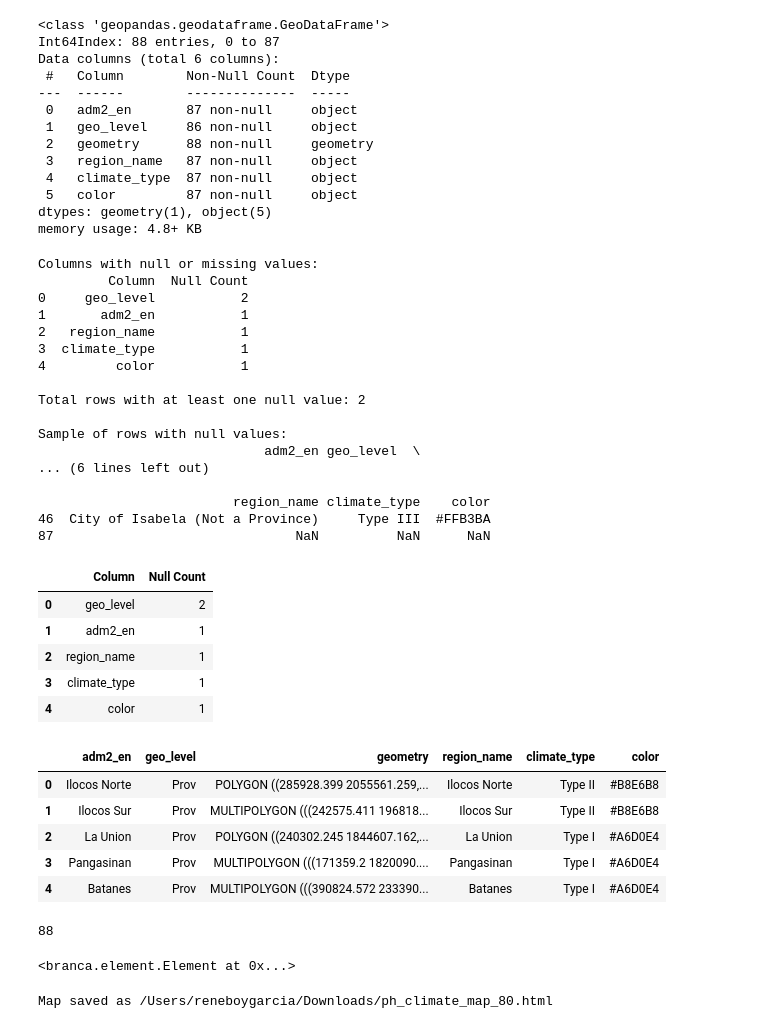
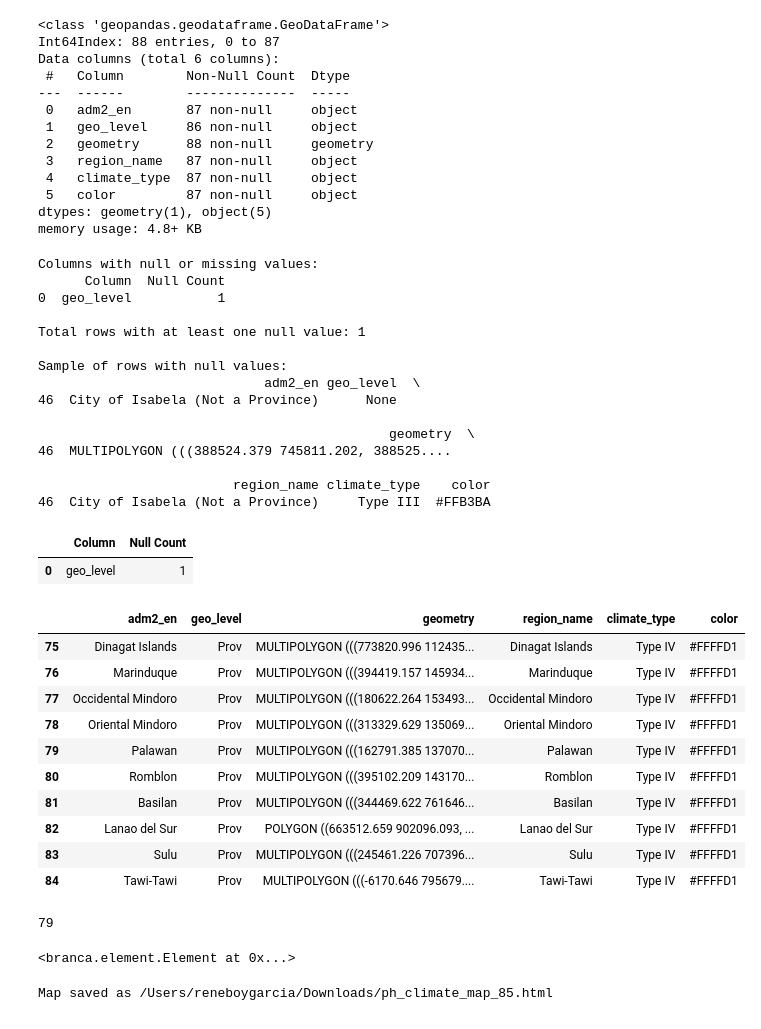
Before and after one commit to reneboygarcia/ph_climate_type, a Jupyter notebook: ph_climate.ipynb, the cells around one changed output. Drawn from its saved outputs; the diff is of its cells as text; code cells hidden in the pictures.

```diff
--- a/ph_climate.ipynb
+++ b/ph_climate.ipynb
@@ -39,9 +39,9 @@ Data columns (total 9 columns):
 dtypes: float64(1), geometry(1), int64(5), object(2)
 memory usage: 6.3+ KB
 # %%
-# 2. Select only ADM2_EN and geometry columns
+# 2. Select only ADM2_EN and geometry columns and remove NaN or None values on adm2_en
 ph_shapefile = ph_shapefile[["adm2_en", "geo_level", "geometry"]]
-# ph_shapefile.drop_duplicates(subset=["ADM2_EN"], inplace=True)
-ph_shapefile.head()
+ph_shapefile = ph_shapefile.dropna(subset=["adm2_en"])
+ph_shapefile.tail(10)
 # %% [output]
 |  | adm2_en | geo_level | geometry |
@@ -68,9 +73,8 @@ ph_shapefile.head()
 climate_type_df = pd.read_csv("climate_type_region.csv")
 climate_type_df = climate_type_df[["region_name", "climate_type"]]
 # Drop the whole row if there are missing values in any column
-climate_type_df = climate_type_df.dropna(subset=["region_name", "climate_type"], how='all')
-# Drop the whole row if there are 'None' values in any column
-climate_type_df = climate_type_df.replace('None', pd.NA).dropna()
-climate_type_df.head()
+# climate_type_df = climate_type_df.dropna(subset=["region_name", "climate_type"], how='all')
+climate_type_df = climate_type_df.dropna(subset=["region_name"])
+climate_type_df.tail(10)
 # %% [output]
 |  | region_name | climate_type |
@@ -174,46 +188,45 @@ if total_null_rows > 0:
 null_counts
 # %% [output]
 Columns with null or missing values:
-         Column  Null Count
-0     geo_level           2
-1       adm2_en           1
-2   region_name           1
-3  climate_type           1
-4         color           1
+      Column  Null Count
+0  geo_level           1
 
-Total rows with at least one null value: 2
+Total rows with at least one null value: 1
 
 Sample of rows with null values:
                              adm2_en geo_level  \
-... (6 lines left out)
+46  City of Isabela (Not a Province)      None
+
+                                             geometry  \
+46  MULTIPOLYGON (((388524.379 745811.202, 388525....
 
                          region_name climate_type    color
 46  City of Isabela (Not a Province)     Type III  #FFB3BA
-87                               NaN          NaN      NaN
 |  | Column | Null Count |
-| 0 | geo_level | 2 |
-| 1 | adm2_en | 1 |
-| 2 | region_name | 1 |
-| 3 | climate_type | 1 |
-| 4 | color | 1 |
+| 0 | geo_level | 1 |
 # %%
 # Isolate the map
-list_of_provinces = merged_data["adm2_en"].unique().tolist()[:80]
+list_of_provinces = merged_data["adm2_en"].unique().tolist()[:85]
 
 
 selected_provinces = merged_data[merged_data["adm2_en"].isin(list_of_provinces)]
-selected_provinces.head()
+selected_provinces.tail(10)
 # %% [output]
 |  | adm2_en | geo_level | geometry | region_name | climate_type | color |
-| 0 | Ilocos Norte | Prov | POLYGON ((285928.399 2055561.259,... | Ilocos Norte | Type II | #B8E6B8 |
-| 1 | Ilocos Sur | Prov | MULTIPOLYGON (((242575.411 196818... | Ilocos Sur | Type II | #B8E6B8 |
-| 2 | La Union | Prov | POLYGON ((240302.245 1844607.162,... | La Union | Type I | #A6D0E4 |
-| 3 | Pangasinan | Prov | MULTIPOLYGON (((171359.2 1820090.... | Pangasinan | Type I | #A6D0E4 |
-| 4 | Batanes | Prov | MULTIPOLYGON (((390824.572 233390... | Batanes | Type I | #A6D0E4 |
+| 75 | Dinagat Islands | Prov | MULTIPOLYGON (((773820.996 112435... | Dinagat Islands | Type IV | #FFFFD1 |
+| 76 | Marinduque | Prov | MULTIPOLYGON (((394419.157 145934... | Marinduque | Type IV | #FFFFD1 |
+| 77 | Occidental Mindoro | Prov | MULTIPOLYGON (((180622.264 153493... | Occidental Mindoro | Type IV | #FFFFD1 |
+| 78 | Oriental Mindoro | Prov | MULTIPOLYGON (((313329.629 135069... | Oriental Mindoro | Type IV | #FFFFD1 |
+| 79 | Palawan | Prov | MULTIPOLYGON (((162791.385 137070... | Palawan | Type IV | #FFFFD1 |
+| 80 | Romblon | Prov | MULTIPOLYGON (((395102.209 143170... | Romblon | Type IV | #FFFFD1 |
+| 81 | Basilan | Prov | MULTIPOLYGON (((344469.622 761646... | Basilan | Type IV | #FFFFD1 |
+| 82 | Lanao del Sur | Prov | POLYGON ((663512.659 902096.093, ... | Lanao del Sur | Type IV | #FFFFD1 |
+| 83 | Sulu | Prov | MULTIPOLYGON (((245461.226 707396... | Sulu | Type IV | #FFFFD1 |
+| 84 | Tawi-Tawi | Prov | MULTIPOLYGON (((-6170.646 795679.... | Tawi-Tawi | Type IV | #FFFFD1 |
 # %%
 print(len(selected_provinces))
 # %% [output]
-88
+79
 # %%
 # 7. Create the base map centered on the Philippines
 map_center = [12.8797, 121.7740]  # Center of the Philippines
@@ -277,9 +290,9 @@ climate_map.get_root().html.add_child(folium.Element(legend_html))
 <branca.element.Element at 0x...>
 # %%
 # Save the map as an HTML file
-output_file = "/Users/reneboygarcia/Downloads/ph_climate_map_80.html"
+output_file = "/Users/reneboygarcia/Downloads/ph_climate_map_85.html"
 climate_map.save(output_file)
 
 print(f"Map saved as {output_file}")
 # %% [output]
-Map saved as /Users/reneboygarcia/Downloads/ph_climate_map_80.html
+Map saved as /Users/reneboygarcia/Downloads/ph_climate_map_85.html
```
Also changed, not shown: parts of 3 cells of this notebook, 1 other file.
